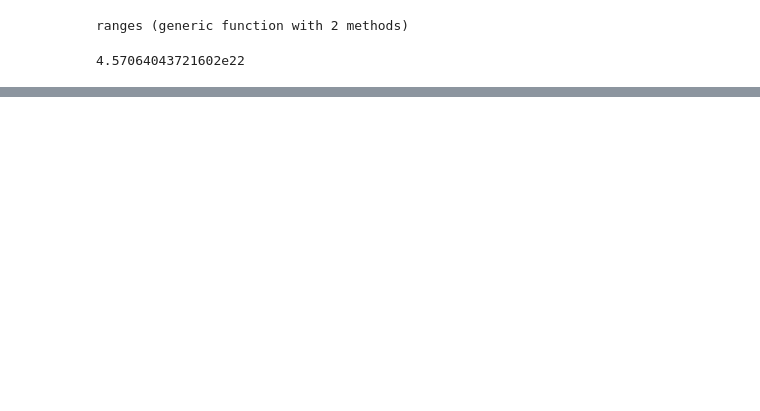
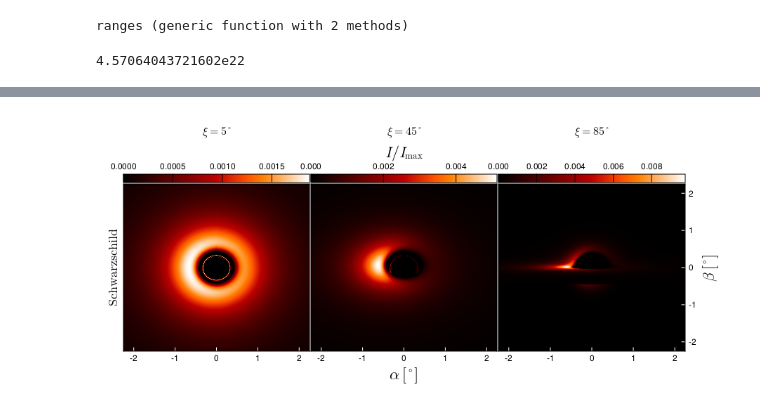
Before and after one commit to joaquinpelle/BosonStars, a Jupyter notebook: bosonstar.ipynb, the cells around one changed output, grey strips where cells are left out. Saved outputs shown, nothing was run; the diff lists cells and outputs as text; code cells hidden in the pictures; blank space fills up the shorter version.

```diff
--- a/bosonstar.ipynb
+++ b/bosonstar.ipynb
@@ -148,0 +167,92 @@ CairoMakie.Screen{IMAGE}
+# %%
+filenames = get_filenames_schw("SCHW")
+data = Vector{Any}(undef, 3)
+zmaxcols = zeros(3)
+num_bins = 3
+for i in 1:3
+    qmin, qmax, zmin, zmaxcol, Fmax = ranges(filenames[i], num_bins)
+    zmaxcols[i] = zmaxcol
+    initial_data, output_data, configurations = load_everything(filenames[i])
+    Iobs, q = observed_bolometric_intensities(initial_data, output_data, configurations)
+    xs,ys = axes_ranges(configurations.camera)
+    zs = grid_view(Iobs, configurations)
+    data[i] = (xs, ys, zs)
+end
+# %%
+axes = Matrix{Axis}(undef, 1,3)
+set_theme!(; fonts = (; regular = "Times New Roman"))
+layout = GridLayout(1,3)
+fig = Figure(layout = layout, resolution = (900,400))
+inclination_labels = [L"\xi = 5^\circ", L"\xi = 45^\circ", L"\xi = 85^\circ"]
+# inclination_labels = [L"5^\circ", L"45^\circ", L"85^\circ"]
+cbar_ticks_SCHW = [[0.0,0.002,0.004],[0.0, 0.005, 0.01, 0.015],[0.01, 0.02, 0.03]]
+
+for i in 1:3
+    ax = Axis(fig[1,i])
+    axes[i] = ax
+    xs, ys, zs = data[i]
+    xs = rad2deg.(xs)
+    ys = rad2deg.(ys)
+    hmap = heatmap!(xs, ys, zs/zmaxcols[i]; colormap=:gist_heat, interpolate=true)
+end
+
+axleft = axes[1,1]
+axmid = axes[1,2]
+axright = axes[1,3]
+
+#Link axes and hide decorations of non-right and non-bottom axes
+#axis linking is redundant here (the ranges coincide already), but just in case
+linkyaxes!(axleft, axmid)
+linkyaxes!(axleft, axright)
+hideydecorations!(axmid)
+hideydecorations!(axleft)
+
+#Only show xlabel for middle column
+axleft.xlabelvisible = false
+axright.xlabelvisible = false
+
+axright.yaxisposition = :right
+axright.ylabel = L"\beta \, [^\circ]"
+axright.ylabelsize = 22
+axright.yticklabelsize = 12
+axright.ytickalign = 1
+axright.ytickcolor = :white
+
+#Make left ylabel visible again to use as model label
+axleft.ylabelvisible = true
+axleft.ylabel = L"\text{Schwarzschild}"
+axleft.ylabelsize = 18
+
+for k in 1:3
+    ax = axes[1,k]
+    ax.xlabel = L"\alpha \, [^\circ]"
+    ax.xlabelsize = 22
+    ax.xticklabelsize = 12
+    ax.xtickalign = 1
+    ax.xtickcolor = :white
+
+    cbar = Colorbar(fig[0,k], vertical=false, colormap=:gist_heat, colorrange = (0,zmaxcols[k]/zmaxglobal))
+    cbar.size = 12
+    # cbar.ticks = cbar_ticks_SCHW[k]
+    cbar.tickalign = 1
+    cbar.ticksize = 12
+    cbar.ticklabelsize = 12
+    cbar.tickcolor = :black
+    cbar.label = L"I/I_{\text{max}}"
+    cbar.labelsize = 22
+    cbar.labelpadding = 0.5
+    cbar.labelvisible = k == 2 #Only show colorbar label for middle column
+
+    supertitle = Label(fig[-1,k], inclination_labels[k], justification=:center, fontsize=16, color=:black)
+    supertitle.tellwidth = false
+    supertitle.padding = (0.0, 0.0, 10.0, 0.0)
+
+    # colsize!(fig.layout, k, Aspect(1, 1.0))
+end
+
+colgap!(fig.layout, 2)
+rowgap!(fig.layout, 2)
+display(fig)
+save("plots/SCHWmosaic.png", fig)
+# %% [output]
+[figure, added]
```
Also changed, not shown: parts of 8 cells of this notebook, 2 other files.
